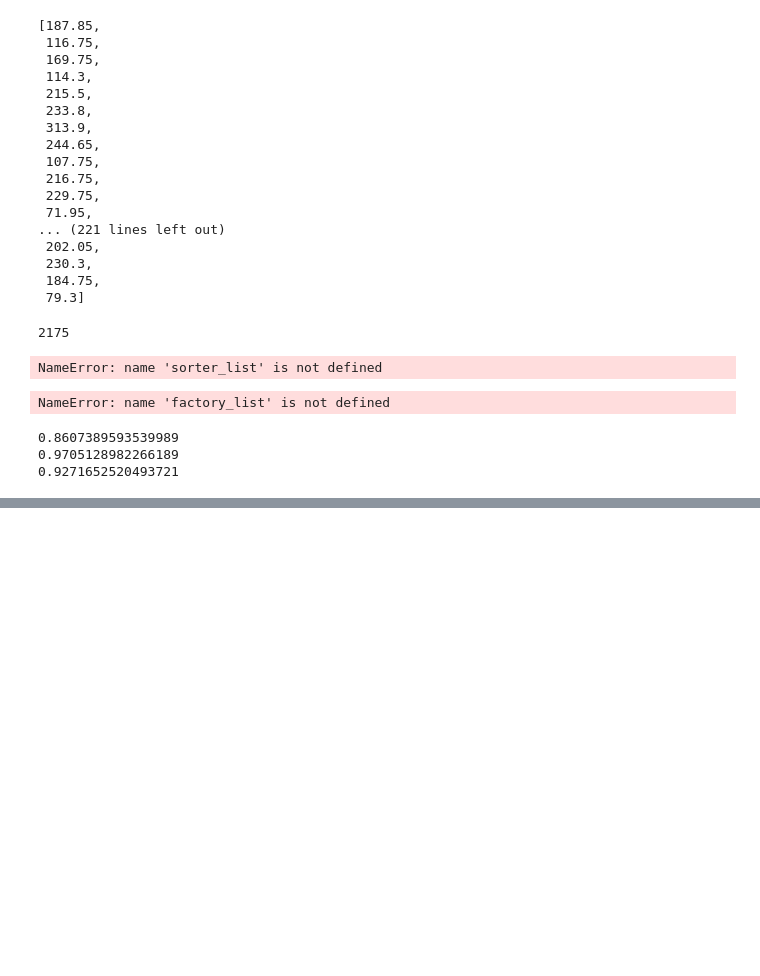
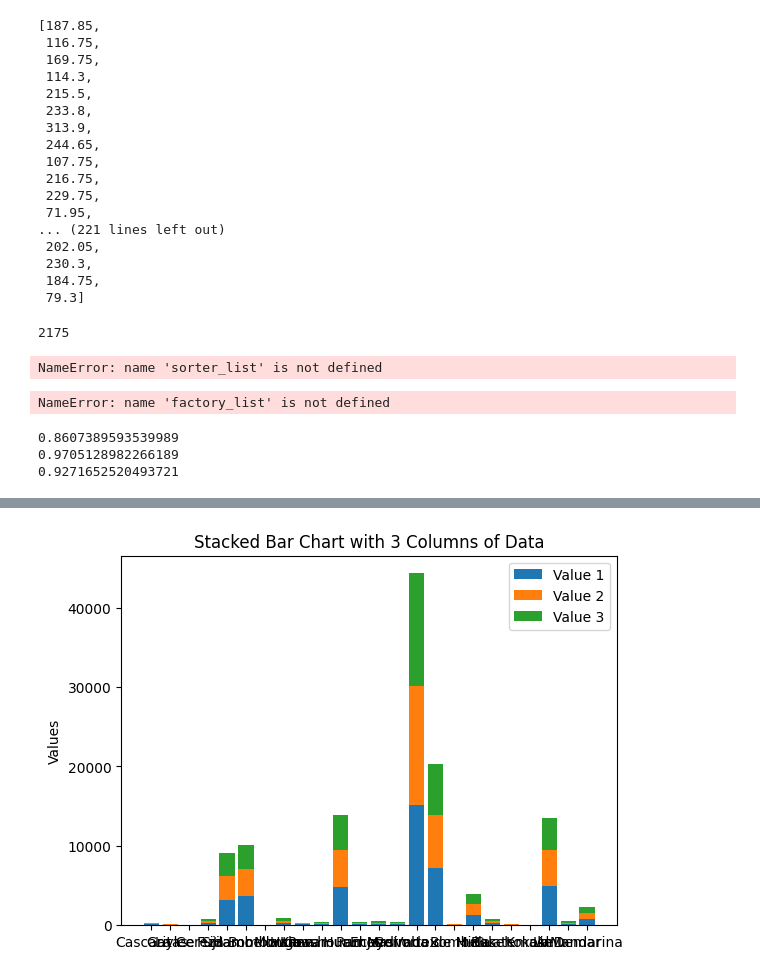
Before and after one commit to mammadbrazili/XAV, a Jupyter notebook: blank.ipynb, the cells around one changed output, grey strips where cells are left out. Saved outputs shown, nothing was run; the diff lists cells and outputs as text; code cells hidden in the pictures; blank space fills up the shorter version.

```diff
--- a/blank.ipynb
+++ b/blank.ipynb
@@ -367,0 +477,26 @@ filter(df,"Name")
+# %%
+import matplotlib.pyplot as plt
+
+# Sample data for three categories
+categories = df.index
+values1 = df["roasted"].to_list()
+values2 = df["sorted"].to_list()
+values3 = df["sorted_2"].to_list()
+
+# Create the figure and axis
+fig, ax = plt.subplots()
+
+# Plot the stacked bars
+ax.bar(categories, values1, label='Value 1')
+ax.bar(categories, values2, bottom=values1, label='Value 2')
+ax.bar(categories, values3, bottom=[sum(x) for x in zip(values1, values2)], label='Value 3')
+
+# Add labels, title, and legend
+ax.set_ylabel('Values')
+ax.set_title('Stacked Bar Chart with 3 Columns of Data')
+ax.legend()
+
+# Show the plot
+plt.show()
+# %% [output]
+[figure, added]
```
Also changed, not shown: parts of 12 cells of this notebook, 5 other files.
